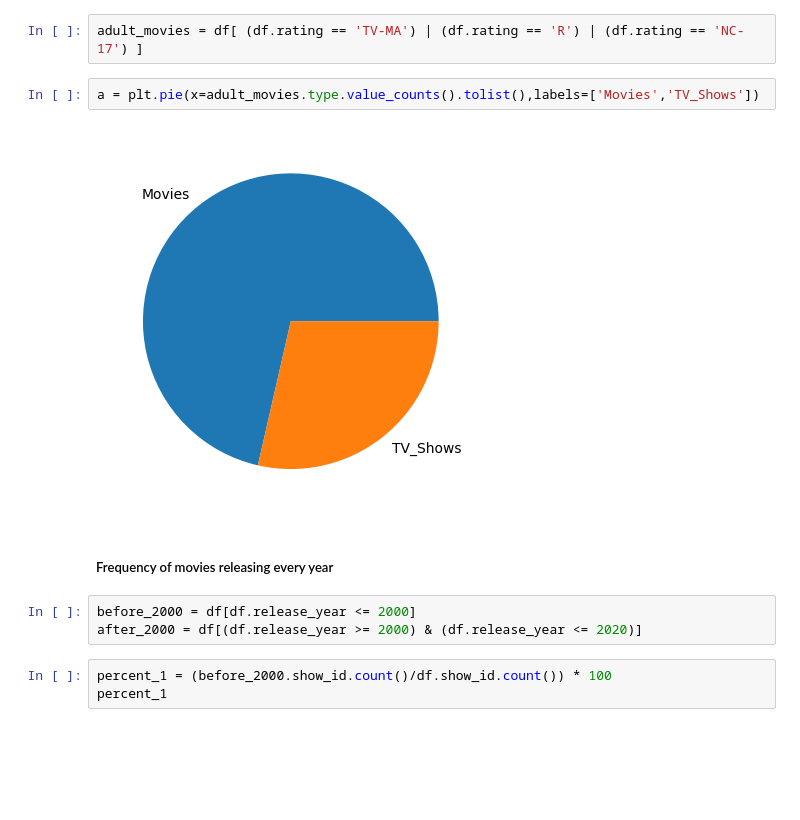
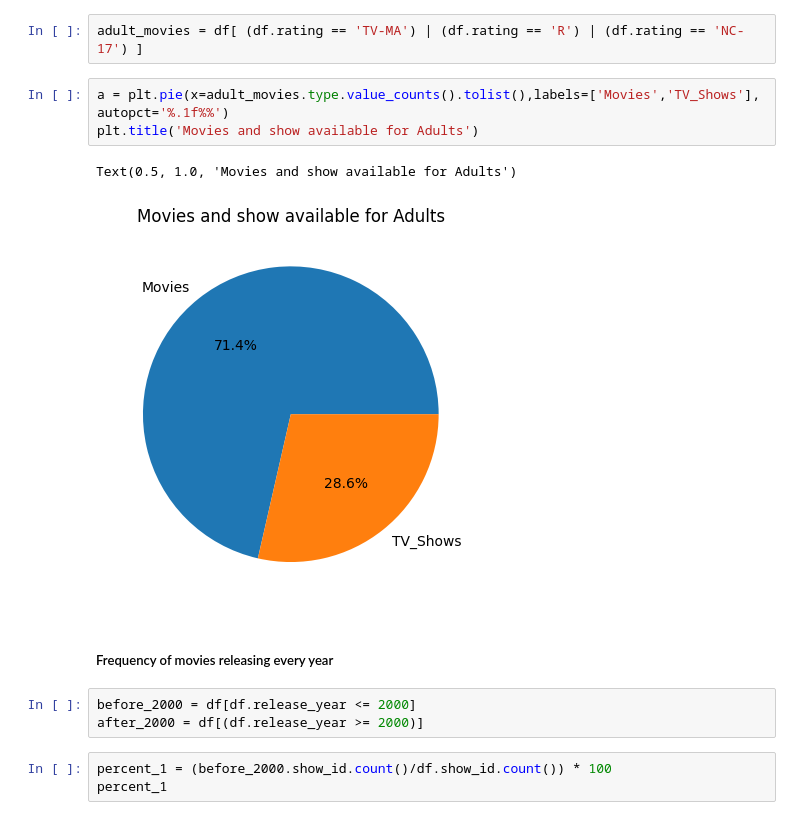
Before and after one commit to MOHIT282/Machine-Learning, a Jupyter notebook: august(4-6)/visualization/netflix-visualization.ipynb, the cells around one changed output. Cells and saved outputs as stored; diff of their text form; blank space fills up the shorter version.

```diff
--- a/august(4-6)/visualization/netflix-visualization.ipynb
+++ b/august(4-6)/visualization/netflix-visualization.ipynb
@@ -80,14 +68,16 @@ c = plt.pie(x=child_movies.type.value_counts().tolist(),labels=['Movies','TV_Sho
 # %%
 adult_movies = df[ (df.rating == 'TV-MA') | (df.rating == 'R') | (df.rating == 'NC-17') ]
 # %%
-a = plt.pie(x=adult_movies.type.value_counts().tolist(),labels=['Movies','TV_Shows'])
+a = plt.pie(x=adult_movies.type.value_counts().tolist(),labels=['Movies','TV_Shows'], autopct='%.1f%%')
+plt.title('Movies and show available for Adults')
 # %% [output]
+Text(0.5, 1.0, 'Movies and show available for Adults')
-[figure, old version]
+[figure, new version]
 # %% [markdown]
 ##### Frequency of movies releasing every year
 # %%
 before_2000 = df[df.release_year <= 2000]
-after_2000 = df[(df.release_year >= 2000) & (df.release_year <= 2020)]
+after_2000 = df[(df.release_year >= 2000)]
 # %%
 percent_1 = (before_2000.show_id.count()/df.show_id.count()) * 100
 percent_1
```
Also changed, not shown: parts of 12 cells of this notebook.
